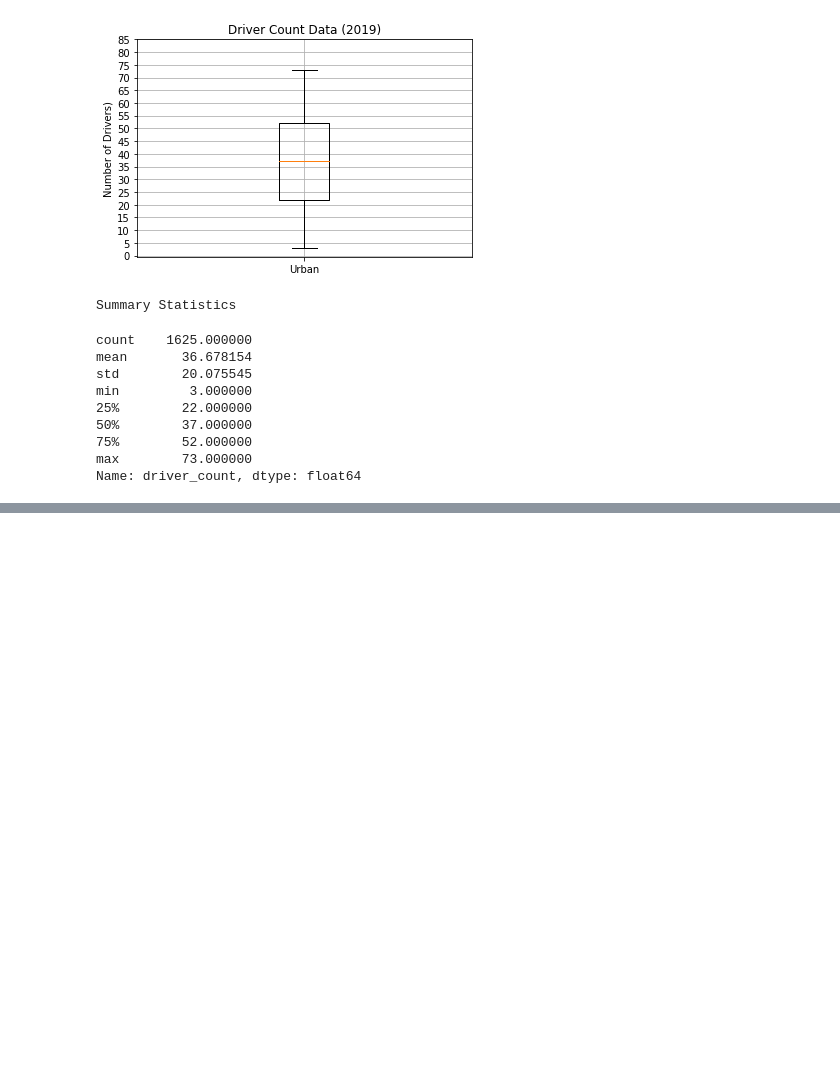
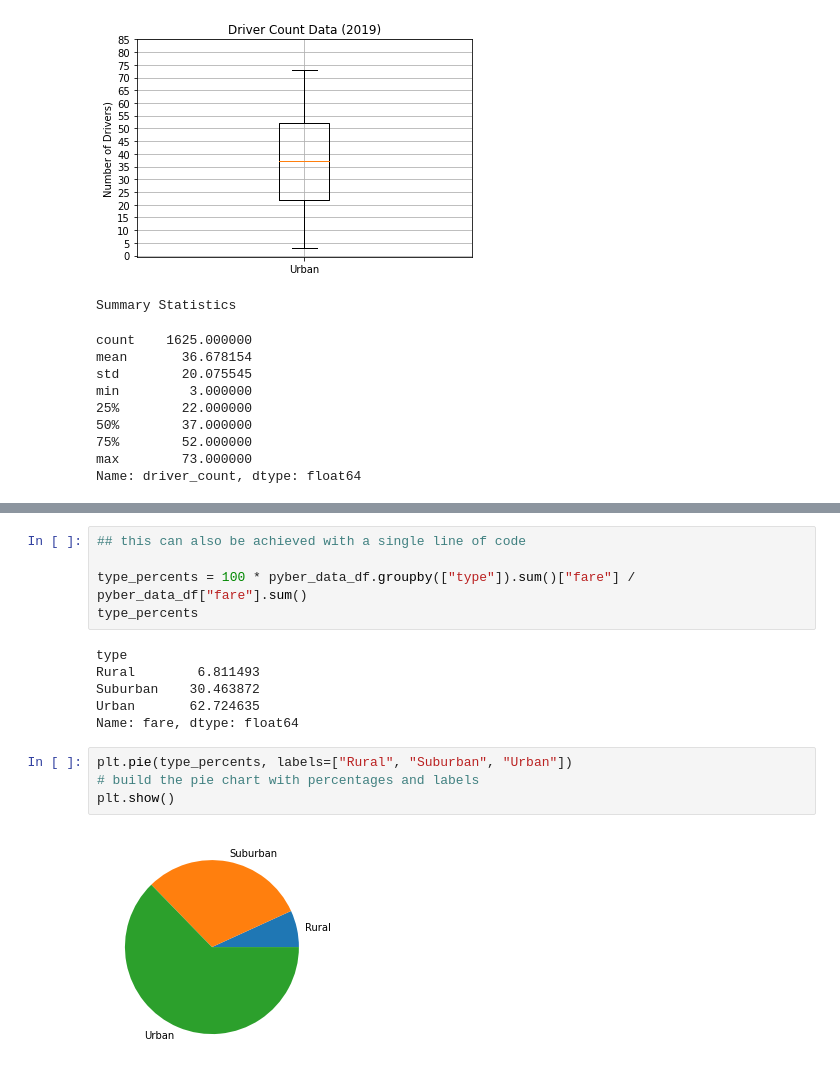
Before and after one commit to pojones/PyBer_Analysis, a Jupyter notebook: PyBer.ipynb, the cells around one changed output, grey strips where cells are left out. Drawn from its saved outputs; the diff is of its cells as text; blank space fills up the shorter version.

```diff
--- a/PyBer.ipynb
+++ b/PyBer.ipynb
@@ -661,0 +679,17 @@ Name: driver_count, dtype: float64
+# %%
+## this can also be achieved with a single line of code
+
+type_percents = 100 * pyber_data_df.groupby(["type"]).sum()["fare"] / pyber_data_df["fare"].sum()
+type_percents
+# %% [output]
+type
+Rural        6.811493
+Suburban    30.463872
+Urban       62.724635
+Name: fare, dtype: float64
+# %%
+plt.pie(type_percents, labels=["Rural", "Suburban", "Urban"])
+# build the pie chart with percentages and labels
+plt.show()
+# %% [output]
+[figure, added]
```
Also changed, not shown: parts of 3 cells of this notebook.
